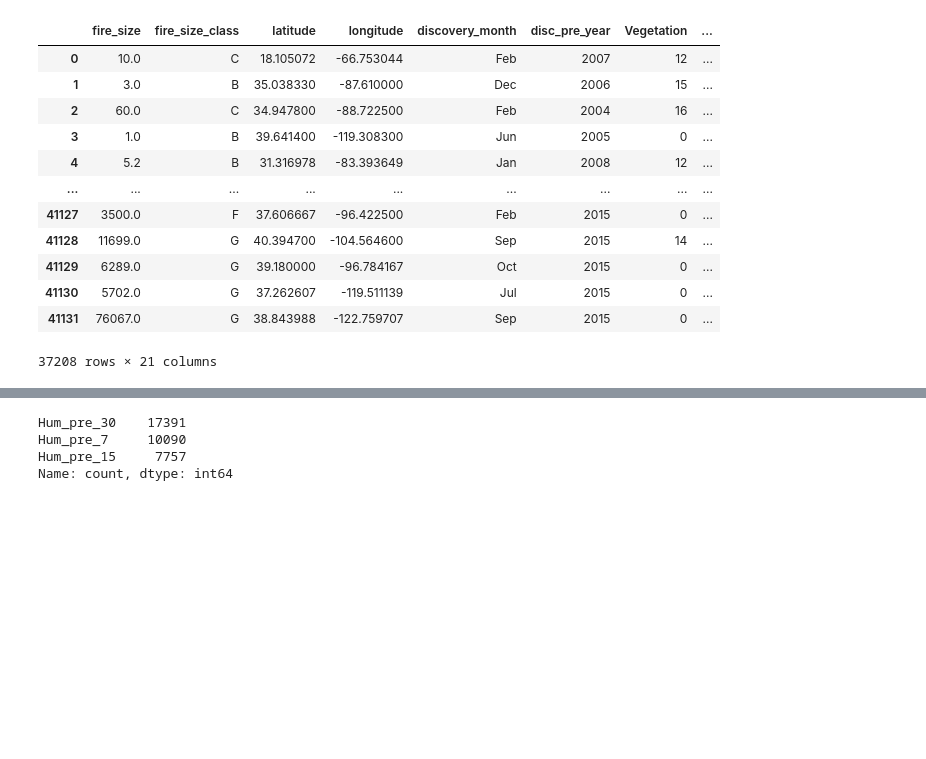
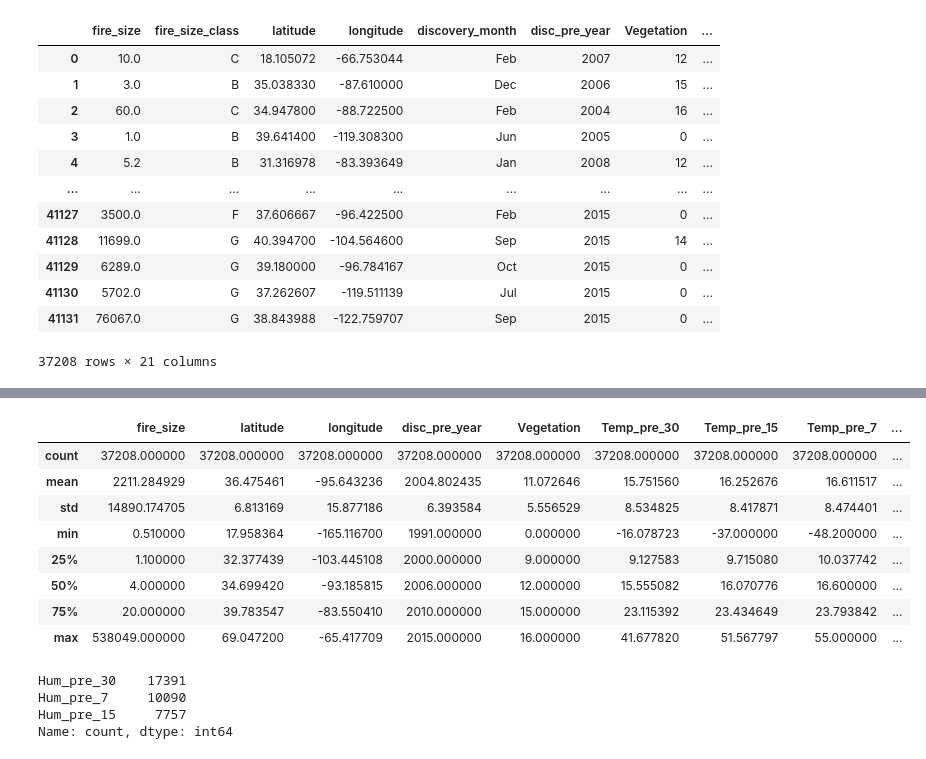
Before and after one commit to leonkriesmair/BigDataProject, a Jupyter notebook: notebooks/data_cleaning.ipynb, the cells around one changed output, grey strips where cells are left out. Cells and saved outputs as stored; diff of their text form; code cells hidden in the pictures; blank space fills up the shorter version.

```diff
--- a/notebooks/data_cleaning.ipynb
+++ b/notebooks/data_cleaning.ipynb
@@ -261,3 +257,15 @@ plt.show()
+# %%
+df_3.describe()
+# %% [output]
+|  | fire_size | latitude | longitude | disc_pre_year | Vegetation | Temp_pre_30 | Temp_pre_15 | Temp_pre_7 | ... |
+| count | 37208.000000 | 37208.000000 | 37208.000000 | 37208.000000 | 37208.000000 | 37208.000000 | 37208.000000 | 37208.000000 | ... |
+| mean | 2211.284929 | 36.475461 | -95.643236 | 2004.802435 | 11.072646 | 15.751560 | 16.252676 | 16.611517 | ... |
+| std | 14890.174705 | 6.813169 | 15.877186 | 6.393584 | 5.556529 | 8.534825 | 8.417871 | 8.474401 | ... |
+| min | 0.510000 | 17.958364 | -165.116700 | 1991.000000 | 0.000000 | -16.078723 | -37.000000 | -48.200000 | ... |
+| 25% | 1.100000 | 32.377439 | -103.445108 | 2000.000000 | 9.000000 | 9.127583 | 9.715080 | 10.037742 | ... |
+| 50% | 4.000000 | 34.699420 | -93.185815 | 2006.000000 | 12.000000 | 15.555082 | 16.070776 | 16.600000 | ... |
+| 75% | 20.000000 | 39.783547 | -83.550410 | 2010.000000 | 15.000000 | 23.115392 | 23.434649 | 23.793842 | ... |
+| max | 538049.000000 | 69.047200 | -65.417709 | 2015.000000 | 16.000000 | 41.677820 | 51.567797 | 55.000000 | ... |
 # %%
 # For each row capture the index of the maximum value
 max_indices = df_test.idxmax(axis=1)
```
Also changed, not shown: parts of 4 cells of this notebook.
